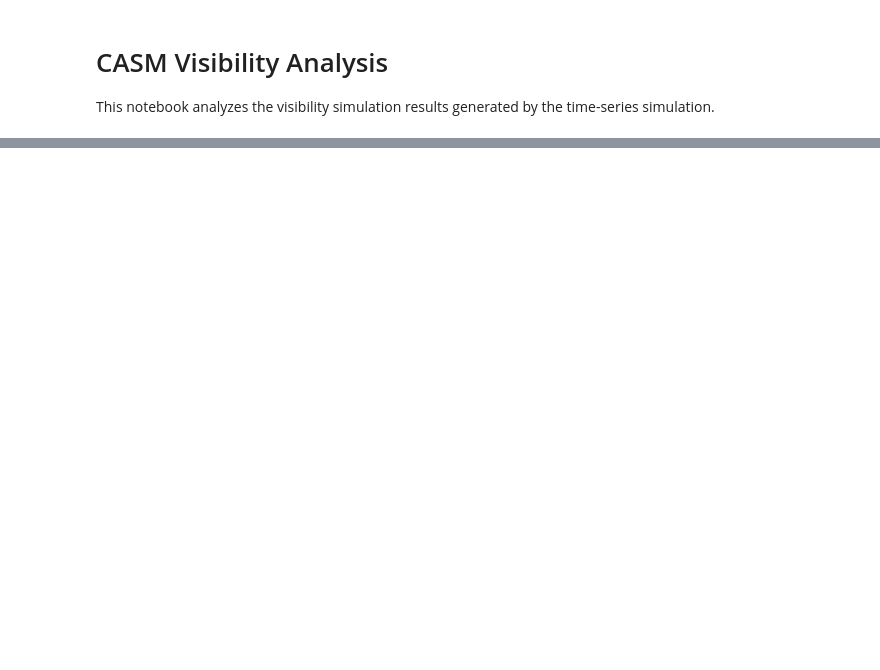
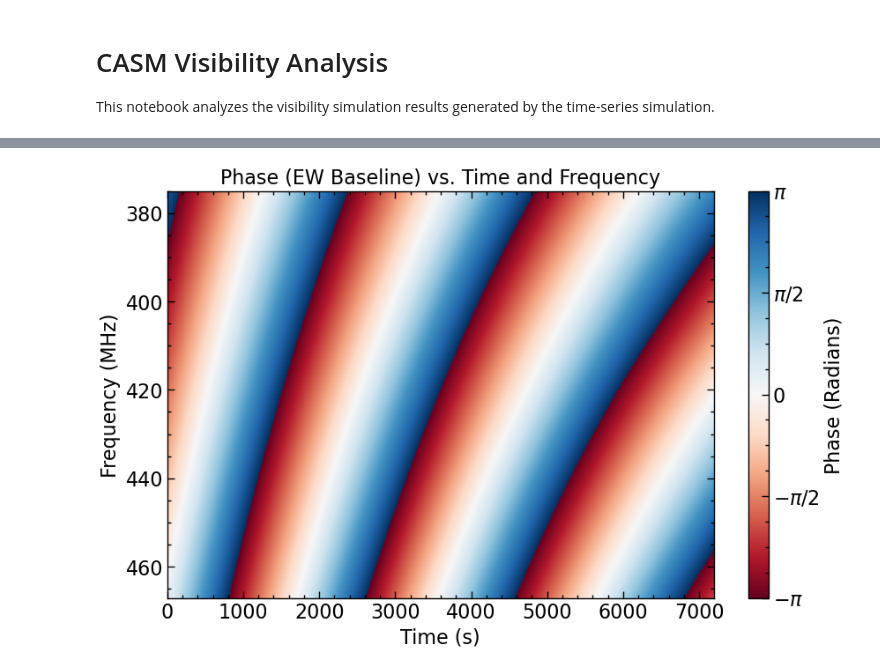
Before and after one commit to Coherent-All-Sky-Monitor/vis-sim, a Jupyter notebook: vis_analyze.ipynb, the cells around one changed output, grey strips where cells are left out. Drawn from its saved outputs; the diff is of its cells as text; code cells hidden in the pictures; blank space fills up the shorter version.

Commit message:
analysis notebook, custom baseline function

```diff
--- a/vis_analyze.ipynb
+++ b/vis_analyze.ipynb
@@ -83,0 +163,2 @@ t_iso
+# %%
+latest_dir = "results_20251213_1310_to_20251213_1510"
@@ -83,0 +221,41 @@ t_iso
+# %%
+# 4. Plot Phase vs Time with Sun Altitude
+phase_ew = np.angle(vis_array[:, idx_ew, :, 0, 0])
+phase_ns = np.angle(vis_array[:, idx_ns, :, 0, 0])
+
+# time axis has 0.1 mins per step, convert to s
+time_axis = np.arange(vis_array.shape[0]) * 60 * 0.1
+
+# freq axis is from 375 to 468 MHz with 100 channels
+frequency_axis = np.arange(vis_array.shape[2]) * (468 - 375) / 100 + 375
+
+fig, ax1 = plt.subplots(figsize=(10, 6))
+
+# Stored the output of imshow in 'im' to use it for the colorbar
+im = ax1.imshow(
+    phase_ew.T,
+    aspect='auto',
+    cmap='RdBu',
+    extent=[time_axis[0], time_axis[-1], frequency_axis[-1], frequency_axis[0]], # Flipped y-axis for proper imshow orientation
+    vmin=-np.pi,
+    vmax=np.pi
+)
+
+ax1.set_ylabel('Frequency (MHz)')
+ax1.set_xlabel('Time (s)')
+ax1.set_title('Phase (EW Baseline) vs. Time and Frequency')
+
+
+# Add Colorbar (USER REQUEST)
+cbar = plt.colorbar(im, ax=ax1, orientation='vertical', pad=0.05)
+cbar.set_label('Phase (Radians)')
+cbar.set_ticks([-np.pi, -np.pi/2, 0, np.pi/2, np.pi])
+cbar.set_ticklabels([r'$-\pi$', r'$-\pi/2$', '0', r'$\pi/2$', r'$\pi$'])
+
+
+plt.legend()
+plt.show()
+
+# Plot Phases
+# %% [output]
+[figure, added]
```
Also changed, not shown: parts of 15 cells of this notebook, 3 other files.
